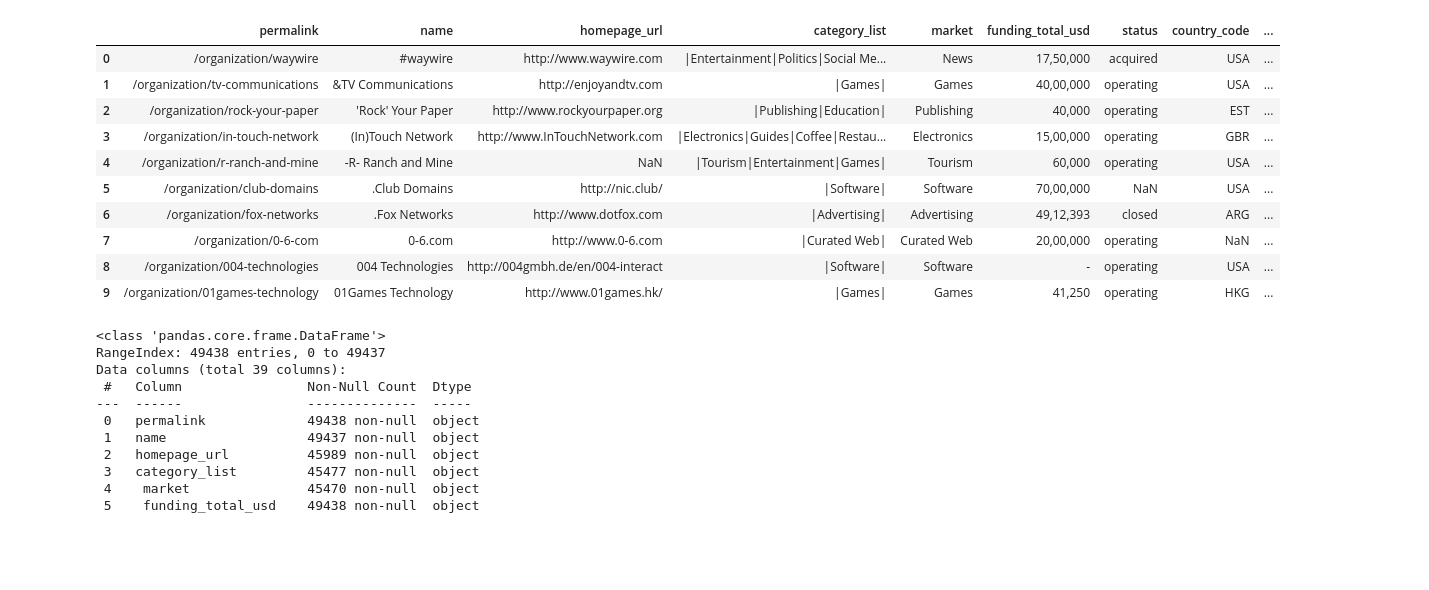
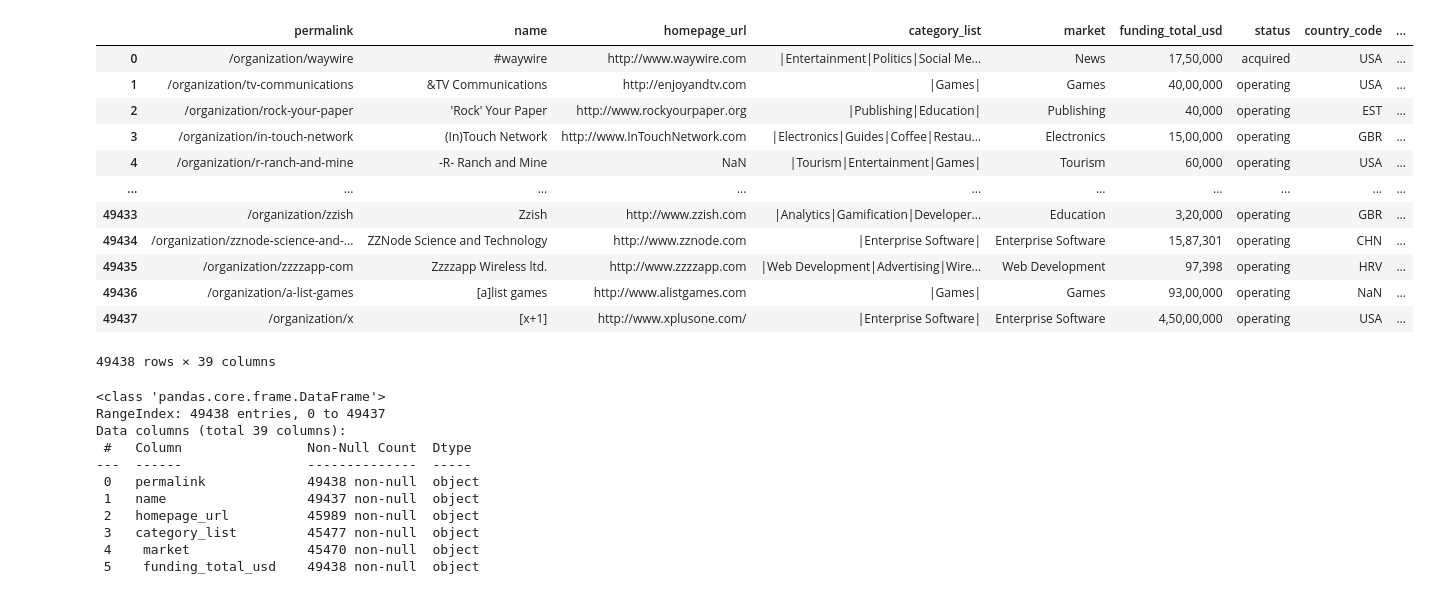
Before and after one commit to aamruth/triumph-venture, a Jupyter notebook: notebooks/AS_02_data_preparation.ipynb, the cells around one changed output. Cells and saved outputs as stored; diff of their text form; code cells hidden in the pictures; blank space fills up the shorter version.

Commit message:
new data

```diff
--- a/notebooks/AS_02_data_preparation.ipynb
+++ b/notebooks/AS_02_data_preparation.ipynb
@@ -4,21 +4,23 @@ import numpy as np
 # %%
 # Loading the dataset
 url = "../data/Start_up_data.csv"
 data = pd.read_csv(url, encoding='latin1')
 pd.set_option("display.max_columns", None)
-data.head(10)
+data
 # %% [output]
 |  | permalink | name | homepage_url | category_list | market | funding_total_usd | status | country_code | ... |
 | 0 | /organization/waywire | #waywire | http://www.waywire.com | |Entertainment|Politics|Social Me... | News | 17,50,000 | acquired | USA | ... |
 | 1 | /organization/tv-communications | &TV Communications | http://enjoyandtv.com | |Games| | Games | 40,00,000 | operating | USA | ... |
 | 2 | /organization/rock-your-paper | 'Rock' Your Paper | http://www.rockyourpaper.org | |Publishing|Education| | Publishing | 40,000 | operating | EST | ... |
 | 3 | /organization/in-touch-network | (In)Touch Network | http://www.InTouchNetwork.com | |Electronics|Guides|Coffee|Restau... | Electronics | 15,00,000 | operating | GBR | ... |
 | 4 | /organization/r-ranch-and-mine | -R- Ranch and Mine | NaN | |Tourism|Entertainment|Games| | Tourism | 60,000 | operating | USA | ... |
-| 5 | /organization/club-domains | .Club Domains | http://nic.club/ | |Software| | Software | 70,00,000 | NaN | USA | ... |
-| 6 | /organization/fox-networks | .Fox Networks | http://www.dotfox.com | |Advertising| | Advertising | 49,12,393 | closed | ARG | ... |
-| 7 | /organization/0-6-com | 0-6.com | http://www.0-6.com | |Curated Web| | Curated Web | 20,00,000 | operating | NaN | ... |
-| 8 | /organization/004-technologies | 004 Technologies | http://004gmbh.de/en/004-interact | |Software| | Software | - | operating | USA | ... |
-| 9 | /organization/01games-technology | 01Games Technology | http://www.01games.hk/ | |Games| | Games | 41,250 | operating | HKG | ... |
+| ... | ... | ... | ... | ... | ... | ... | ... | ... | ... |
+| 49433 | /organization/zzish | Zzish | http://www.zzish.com | |Analytics|Gamification|Developer... | Education | 3,20,000 | operating | GBR | ... |
+| 49434 | /organization/zznode-science-and-... | ZZNode Science and Technology | http://www.zznode.com | |Enterprise Software| | Enterprise Software | 15,87,301 | operating | CHN | ... |
+| 49435 | /organization/zzzzapp-com | Zzzzapp Wireless ltd. | http://www.zzzzapp.com | |Web Development|Advertising|Wire... | Web Development | 97,398 | operating | HRV | ... |
+| 49436 | /organization/a-list-games | [a]list games | http://www.alistgames.com | |Games| | Games | 93,00,000 | operating | NaN | ... |
+| 49437 | /organization/x | [x+1] | http://www.xplusone.com/ | |Enterprise Software| | Enterprise Software | 4,50,00,000 | operating | USA | ... |
+49438 rows × 39 columns
 # %%
 data.info()
 # %% [output]
```
Also changed, not shown: parts of 14 cells of this notebook, 4 other files.
